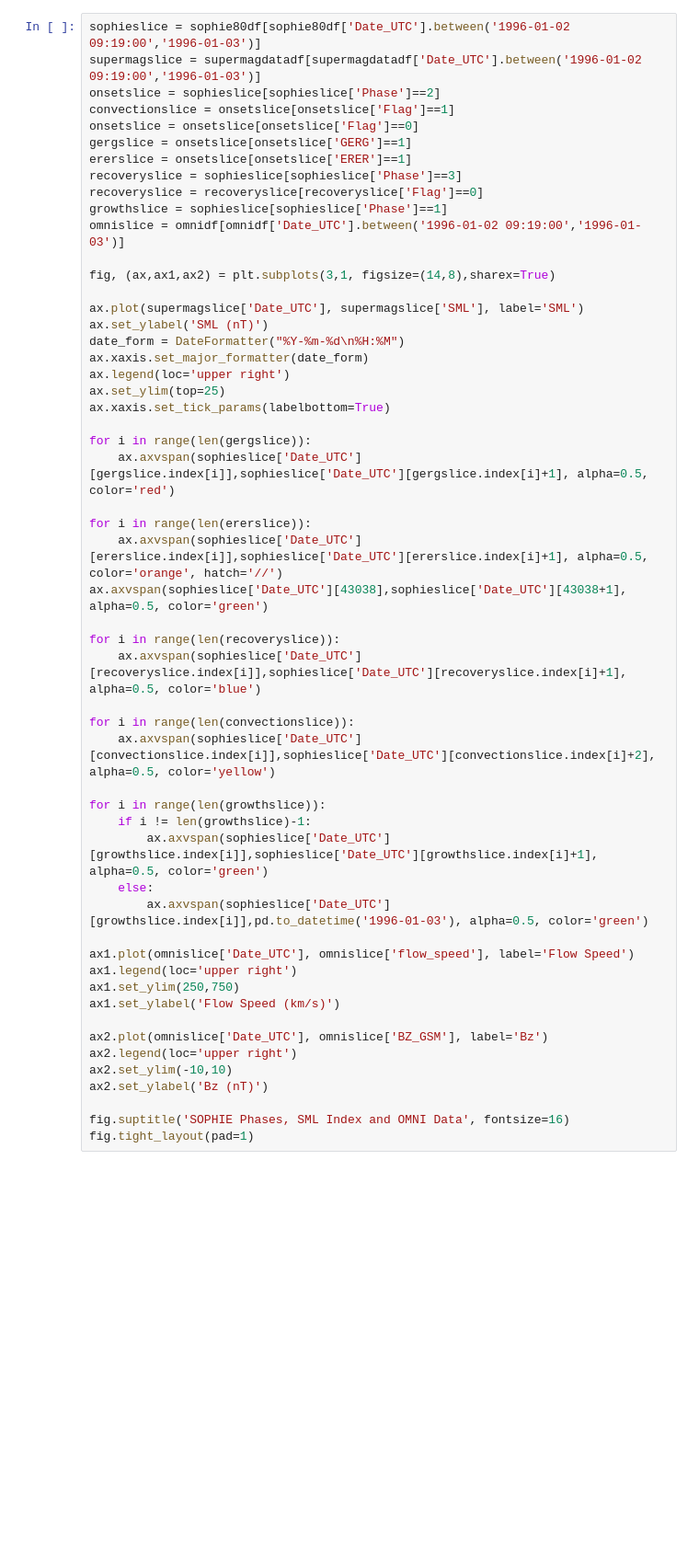
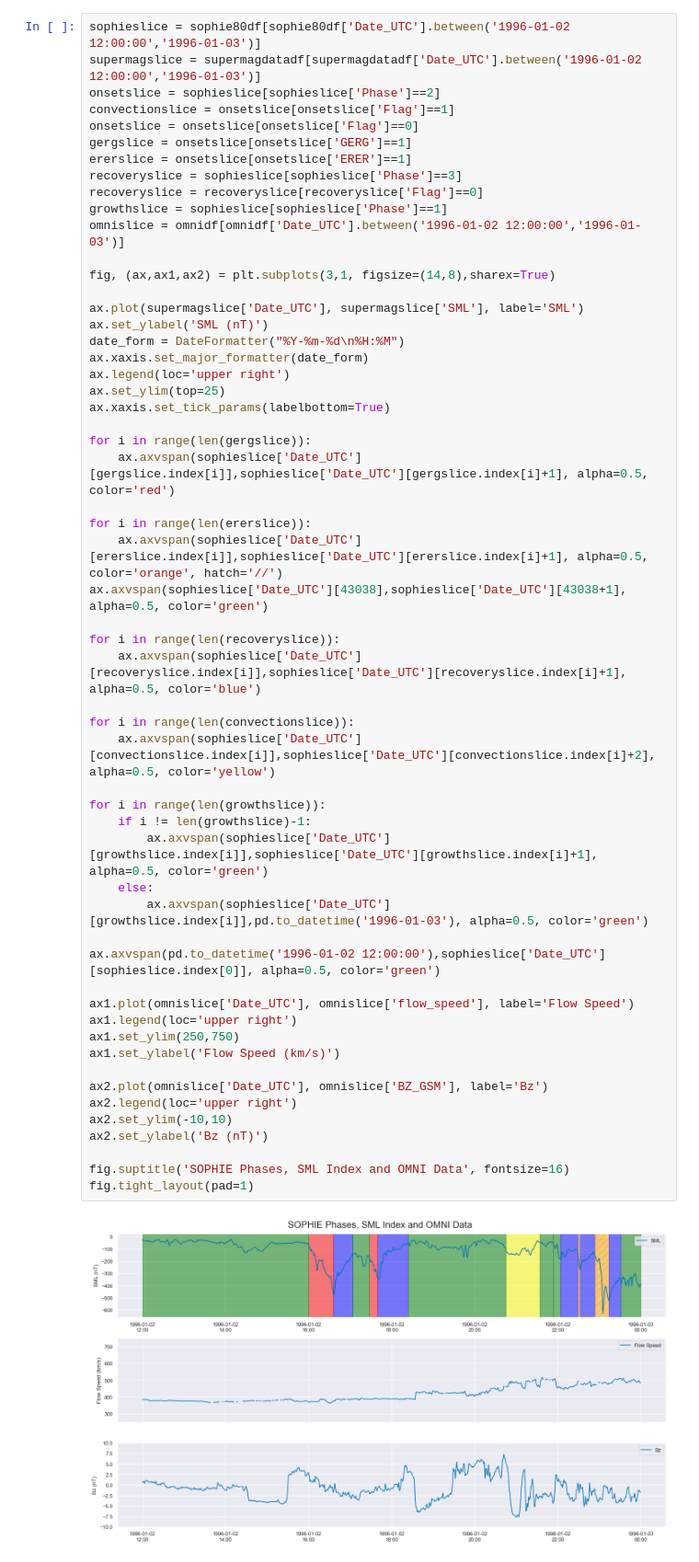
Before and after one commit to christianlao12/DP1_DP2_Project, a Jupyter notebook: substorm_type_statistics.ipynb, the cells around one changed output. Shown: that part at 92% size. Saved outputs shown, nothing was run; the diff lists cells and outputs as text; blank space fills up the shorter version.

```diff
--- a/substorm_type_statistics.ipynb
+++ b/substorm_type_statistics.ipynb
@@ -69,8 +69,8 @@ omnidf = pd.read_csv('Data/OMNIData.csv')
 omnidf['Date_UTC'] = pd.to_datetime(omnidf['Date_UTC'])
 omnidf = omnidf[omnidf['Date_UTC'].between('1995','2022')]
 # %%
-sophieslice = sophie80df[sophie80df['Date_UTC'].between('1996-01-02 09:19:00','1996-01-03')]
-supermagslice = supermagdatadf[supermagdatadf['Date_UTC'].between('1996-01-02 09:19:00','1996-01-03')]
+sophieslice = sophie80df[sophie80df['Date_UTC'].between('1996-01-02 12:00:00','1996-01-03')]
+supermagslice = supermagdatadf[supermagdatadf['Date_UTC'].between('1996-01-02 12:00:00','1996-01-03')]
 onsetslice = sophieslice[sophieslice['Phase']==2]
 convectionslice = onsetslice[onsetslice['Flag']==1]
 onsetslice = onsetslice[onsetslice['Flag']==0]
@@ -79,7 +79,7 @@ ererslice = onsetslice[onsetslice['ERER']==1]
 recoveryslice = sophieslice[sophieslice['Phase']==3]
 recoveryslice = recoveryslice[recoveryslice['Flag']==0]
 growthslice = sophieslice[sophieslice['Phase']==1]
-omnislice = omnidf[omnidf['Date_UTC'].between('1996-01-02 09:19:00','1996-01-03')]
+omnislice = omnidf[omnidf['Date_UTC'].between('1996-01-02 12:00:00','1996-01-03')]
 
 fig, (ax,ax1,ax2) = plt.subplots(3,1, figsize=(14,8),sharex=True)
 
@@ -95,33 +95,37 @@ for i in range(len(gergslice)):
     ax.axvspan(sophieslice['Date_UTC'][gergslice.index[i]],sophieslice['Date_UTC'][gergslice.index[i]+1], alpha=0.5, color='red')
 
 for i in range(len(ererslice)):
     ax.axvspan(sophieslice['Date_UTC'][ererslice.index[i]],sophieslice['Date_UTC'][ererslice.index[i]+1], alpha=0.5, color='orange', hatch='//')
 ax.axvspan(sophieslice['Date_UTC'][43038],sophieslice['Date_UTC'][43038+1], alpha=0.5, color='green')
 
 for i in range(len(recoveryslice)):
     ax.axvspan(sophieslice['Date_UTC'][recoveryslice.index[i]],sophieslice['Date_UTC'][recoveryslice.index[i]+1], alpha=0.5, color='blue')
 
 for i in range(len(convectionslice)):
     ax.axvspan(sophieslice['Date_UTC'][convectionslice.index[i]],sophieslice['Date_UTC'][convectionslice.index[i]+2], alpha=0.5, color='yellow')
 
 for i in range(len(growthslice)):
     if i != len(growthslice)-1:
         ax.axvspan(sophieslice['Date_UTC'][growthslice.index[i]],sophieslice['Date_UTC'][growthslice.index[i]+1], alpha=0.5, color='green')
     else:
         ax.axvspan(sophieslice['Date_UTC'][growthslice.index[i]],pd.to_datetime('1996-01-03'), alpha=0.5, color='green')
 
+ax.axvspan(pd.to_datetime('1996-01-02 12:00:00'),sophieslice['Date_UTC'][sophieslice.index[0]], alpha=0.5, color='green')
+
 ax1.plot(omnislice['Date_UTC'], omnislice['flow_speed'], label='Flow Speed')
 ax1.legend(loc='upper right')
 ax1.set_ylim(250,750)
 ax1.set_ylabel('Flow Speed (km/s)')
 
 ax2.plot(omnislice['Date_UTC'], omnislice['BZ_GSM'], label='Bz')
 ax2.legend(loc='upper right')
 ax2.set_ylim(-10,10)
 ax2.set_ylabel('Bz (nT)')
 
 fig.suptitle('SOPHIE Phases, SML Index and OMNI Data', fontsize=16)
 fig.tight_layout(pad=1)
+# %% [output]
+[figure, added]
 # %%
 # Finding the indices of the first and last sophie onsets in a gerg
 x = np.where(sophie80onsetdf['GERG']==1)[0]
```
Also changed, not shown: parts of 5 cells of this notebook.
